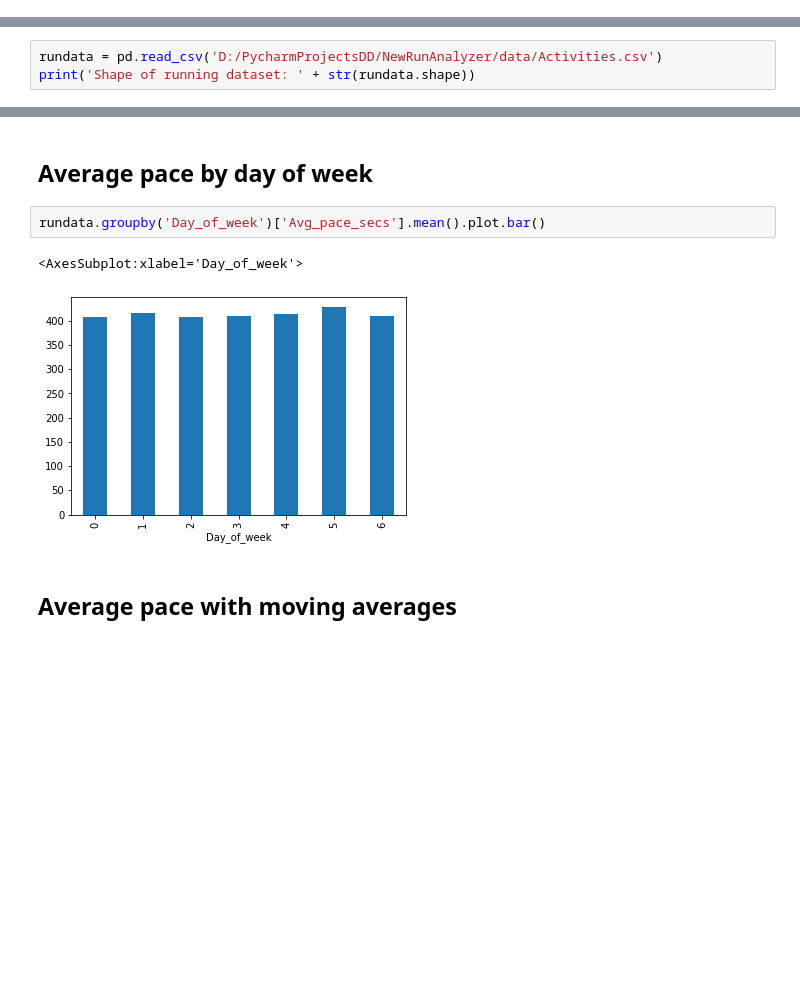
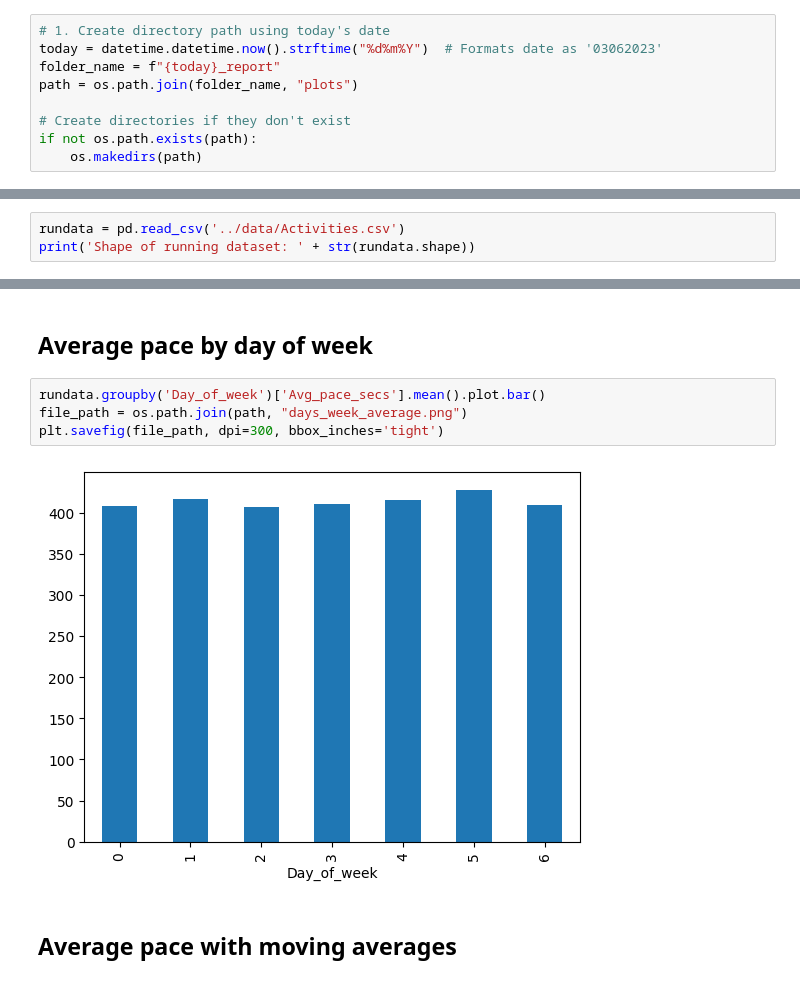
Before and after one commit to kauber/NewRunAnalyzer, a Jupyter notebook: Notebooks/RunAnalyze.ipynb, the cells around one changed output, grey strips where cells are left out. Drawn from its saved outputs; the diff is of its cells as text; blank space fills up the shorter version.

Commit message:
added report generation charts and txt

```diff
--- a/Notebooks/RunAnalyze.ipynb
+++ b/Notebooks/RunAnalyze.ipynb
@@ -13,4 +16,13 @@ import seaborn as sns
 from pandas.plotting import scatter_matrix
+# %%
+# 1. Create directory path using today's date
+today = datetime.datetime.now().strftime("%d%m%Y")  # Formats date as '03062023'
+folder_name = f"{today}_report"
+path = os.path.join(folder_name, "plots")
+
+# Create directories if they don't exist
+if not os.path.exists(path):
+    os.makedirs(path)
 # %% [markdown]
 same general stats as in java project +
 * histogram of pace
@@ -43,7 +55,7 @@ How to write a function that takes a string and can be applied to pandas Series
 # %% [markdown]
 # Load data
 # %%
-rundata = pd.read_csv('D:/PycharmProjectsDD/NewRunAnalyzer/data/Activities.csv')
+rundata = pd.read_csv('../data/Activities.csv')
 print('Shape of running dataset: ' + str(rundata.shape))
 # %% [output]
 Shape of running dataset: (402, 41)
@@ -296,9 +289,10 @@ rundata.head(2)
 ## Average pace by day of week
 # %%
 rundata.groupby('Day_of_week')['Avg_pace_secs'].mean().plot.bar()
+file_path = os.path.join(path, "days_week_average.png")
+plt.savefig(file_path, dpi=300, bbox_inches='tight')
 # %% [output]
-<AxesSubplot:xlabel='Day_of_week'>
-[figure, old version]
+[figure, new version]
 # %% [markdown]
 ## Average pace with moving averages
 # %%
```
Also changed, not shown: parts of 87 cells of this notebook, 2 other files.
